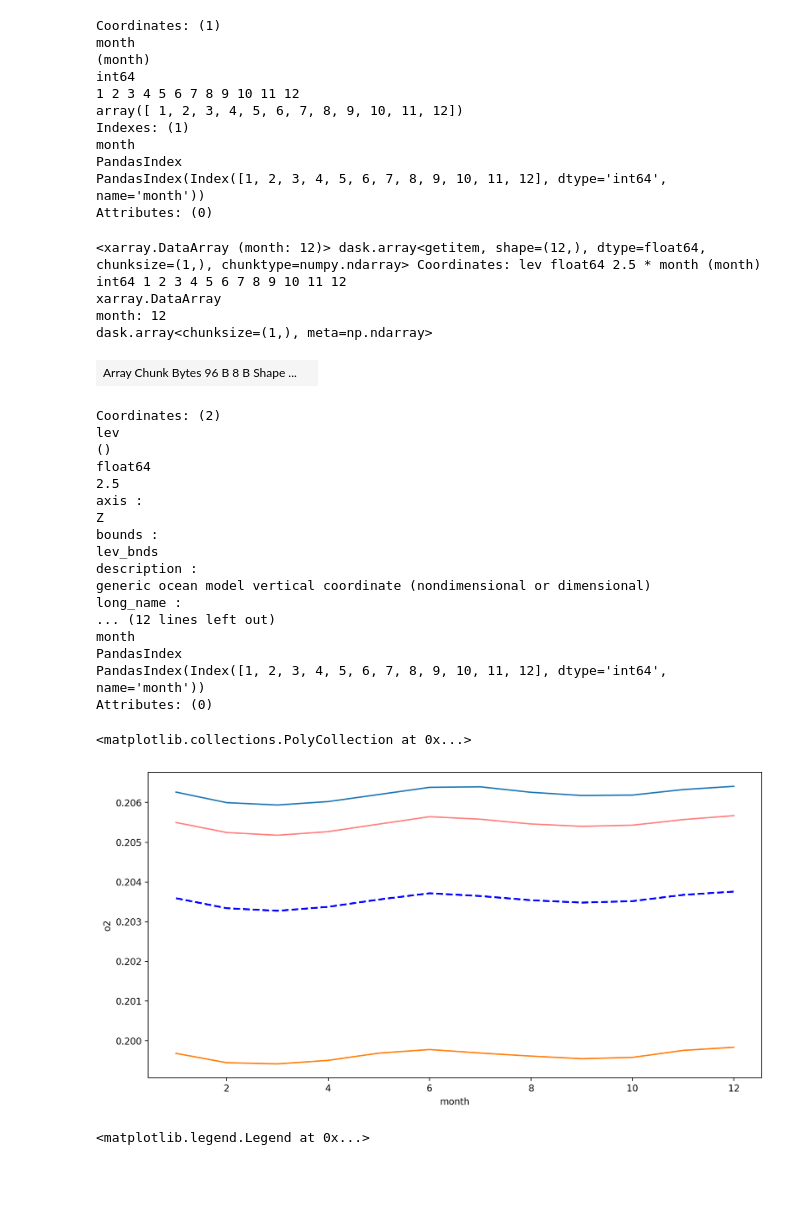
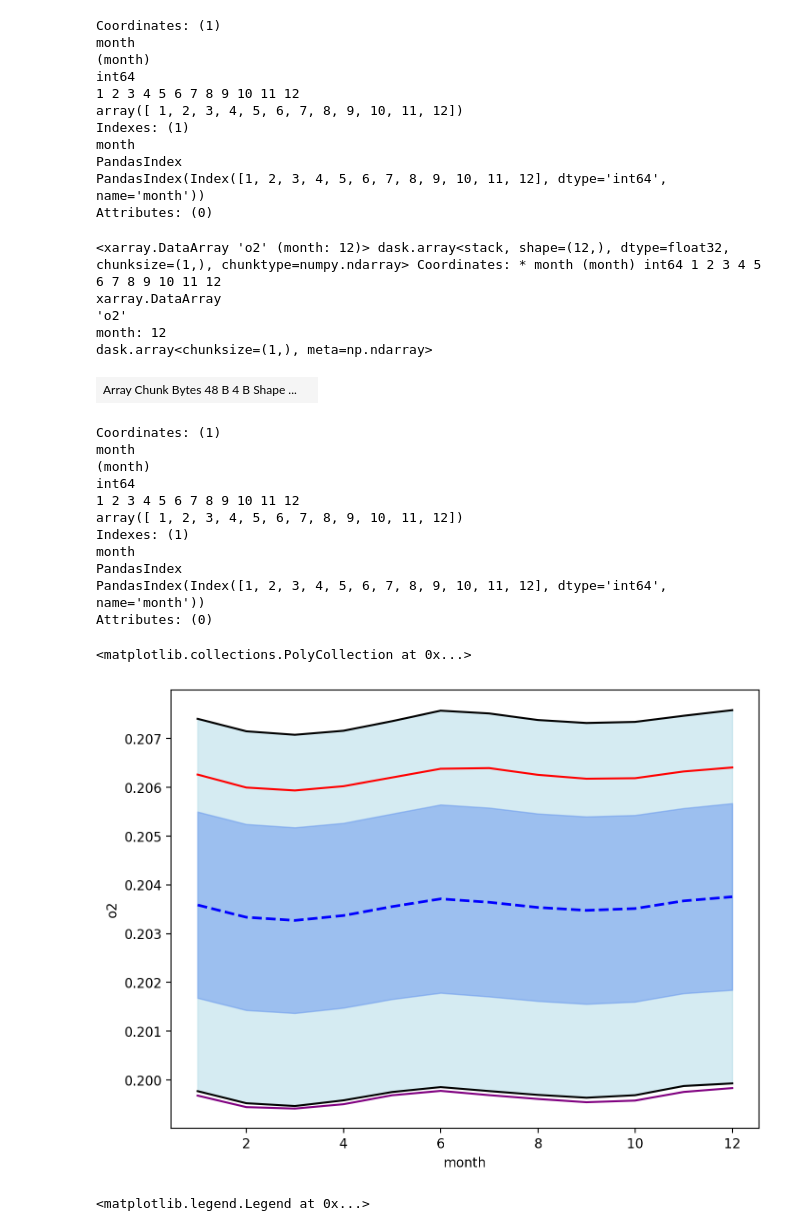
Before and after one commit to EES-3506-5506/Group4_Coomans, a Jupyter notebook: notebooks/File_practice.ipynb, the cells around one changed output. Cells and saved outputs as stored; diff of their text form; code cells hidden in the pictures; blank space fills up the shorter version.

Commit message:
graphs

```diff
--- a/notebooks/File_practice.ipynb
+++ b/notebooks/File_practice.ipynb
@@ -439,8 +455,8 @@ O2_global_avg =O2_SSP585_avg.sel(time=slice('2015-01-16','2100-12-16')).groupby(
 O2_std_T=O2_global_avg + (O2_SSP585_avg.sel(time=slice('2015-01-16','2100-12-16')).groupby('time.month').std(dim='time'))
 O2_std_B = O2_global_avg - (O2_SSP585_avg.sel(time=slice('2015-01-16','2100-12-16')).groupby('time.month').std(dim='time'))
 
-O2_std_T2 = O2_std_T*2
-O2_std_B2 = O2_std_B*2
+O2_std_T2 = O2_global_avg + 2*(O2_SSP585_avg.sel(time=slice('2015-01-16','2100-12-16')).groupby('time.month').std(dim='time'))
+O2_std_B2 =  O2_global_avg - 2*(O2_SSP585_avg.sel(time=slice('2015-01-16','2100-12-16')).groupby('time.month').std(dim='time'))
 months= np.arange(12)
 # %%
 O2_2015
@@ -463,46 +479,53 @@ PandasIndex
 PandasIndex(Index([1, 2, 3, 4, 5, 6, 7, 8, 9, 10, 11, 12], dtype='int64', name='month'))
 Attributes: (0)
 # %%
-O2_585_2015
+O2_global_avg
 # %% [output]
-<xarray.DataArray (month: 12)> dask.array<getitem, shape=(12,), dtype=float64, chunksize=(1,), chunktype=numpy.ndarray> Coordinates: lev float64 2.5 * month (month) int64 1 2 3 4 5 6 7 8 9 10 11 12
+<xarray.DataArray 'o2' (month: 12)> dask.array<stack, shape=(12,), dtype=float32, chunksize=(1,), chunktype=numpy.ndarray> Coordinates: * month (month) int64 1 2 3 4 5 6 7 8 9 10 11 12
 xarray.DataArray
+'o2'
 month: 12
 dask.array<chunksize=(1,), meta=np.ndarray>
-| Array Chunk Bytes 96 B 8 B Shape ... |  |
+| Array Chunk Bytes 48 B 4 B Shape ... |  |
-Coordinates: (2)
-lev
-()
-float64
-2.5
-axis :
-Z
-bounds :
-lev_bnds
-description :
-generic ocean model vertical coordinate (nondimensional or dimensional)
-long_name :
-... (12 lines left out)
+Coordinates: (1)
+month
+(month)
+int64
+1 2 3 4 5 6 7 8 9 10 11 12
+array([ 1, 2, 3, 4, 5, 6, 7, 8, 9, 10, 11, 12])
+Indexes: (1)
 month
 PandasIndex
 PandasIndex(Index([1, 2, 3, 4, 5, 6, 7, 8, 9, 10, 11, 12], dtype='int64', name='month'))
 Attributes: (0)
+# %%
+yr = [1,2,3,4,5,6,7,8,9,10,11,12]
 # %%
+fig,ax = plt.subplots(figsize=(8,6))
 O2_global_avg.plot(linewidth=2,
         linestyle='--',
         label='2015-2100 avg',
         color='blue')
-O2_2015.plot()
-O2_2100.plot()
-O2_std_T.plot(alpha=0.5, color='red')
-O2_std_B.plot(alpha=0, color='red')
+O2_2015.plot(color='red')
+O2_2100.plot(color='purple')
+O2_std_T.plot(alpha=0)
+O2_std_B.plot(alpha=0)
 
-ax.fill_between(months,O2_std_T,O2_std_B,
+O2_std_T2.plot(color='black')
+O2_std_B2.plot(color='black')
+
+ax.fill_between(yr, O2_std_T2,O2_std_B2,
                 color='lightblue',
-                label='+/-1 standard deviation')
+                label='+/-1 standard deviation',
+               alpha=0.5)
+
+ax.fill_between(yr, O2_std_T,O2_std_B,
+                color='cornflowerblue',
+                label='+/-1 standard deviation',
+               alpha=0.5)
 # %% [output]
 <matplotlib.collections.PolyCollection at 0x...>
-[figure, old version]
+[figure, new version]
 # %%
 fig,ax = plt.subplots(figsize=(12,6)) #arctic ocean
 ax.plot(O2_global_avg,
```
Also changed, not shown: parts of 13 cells of this notebook.
